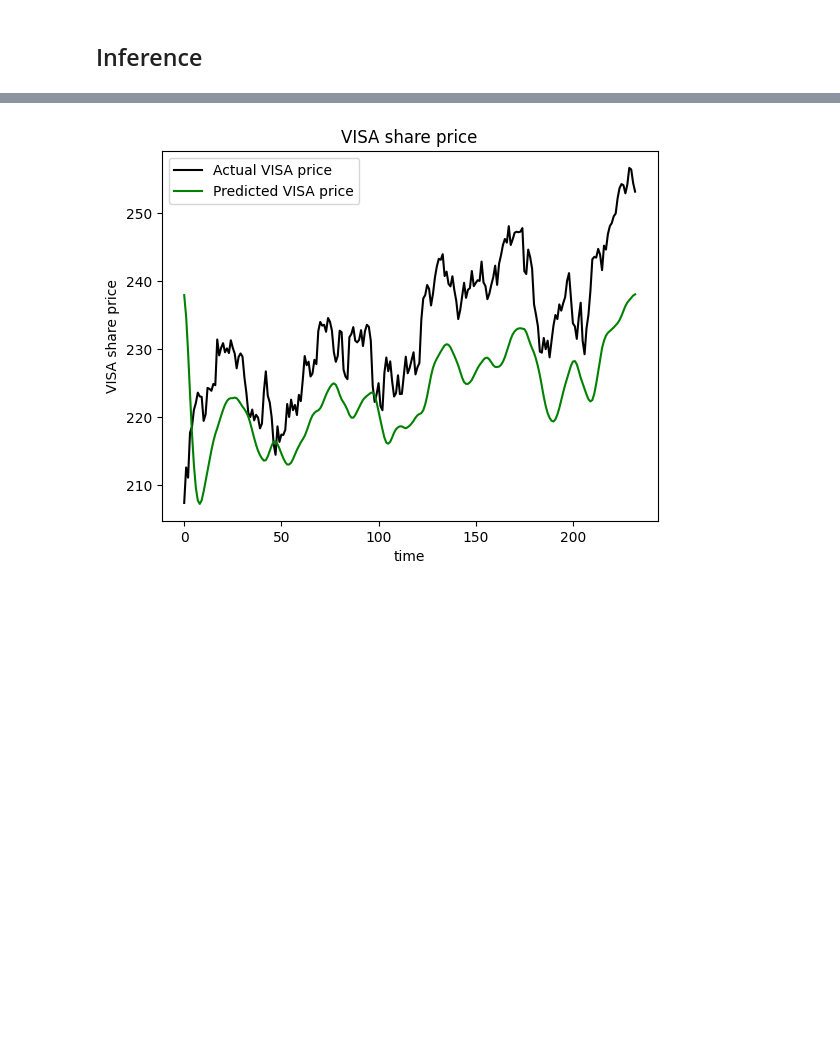
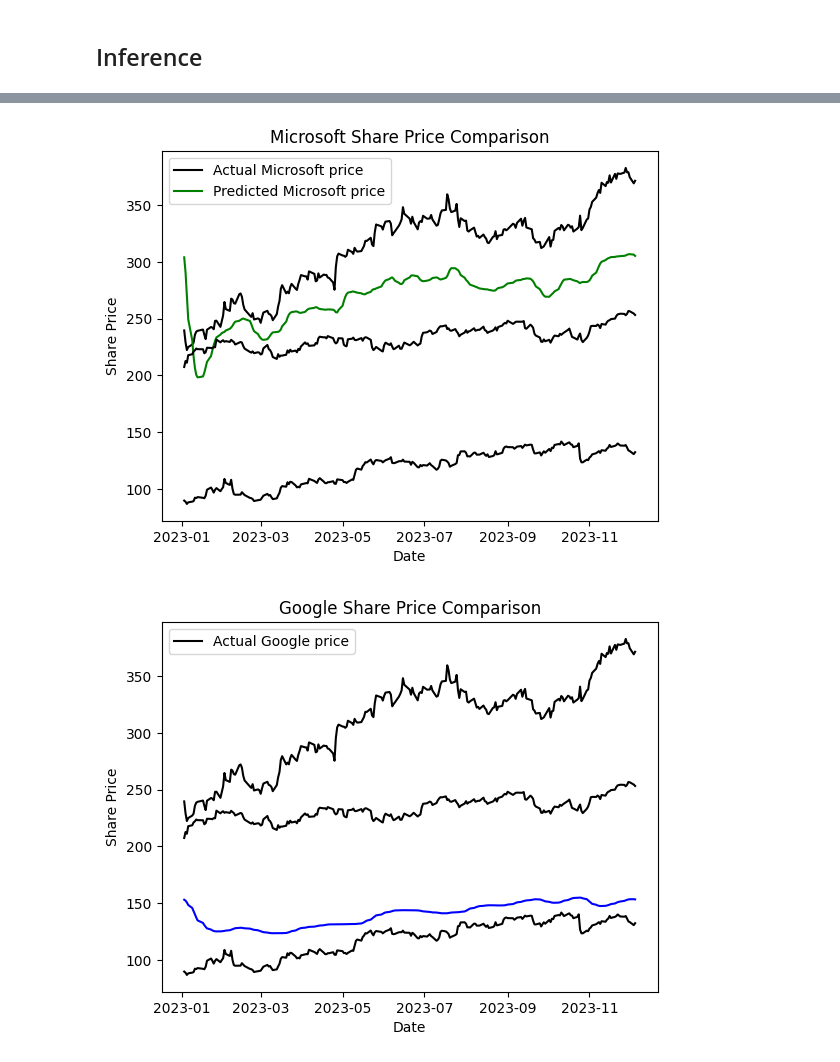
Before and after one commit to karla-mond/stockPred-Mex, a Jupyter notebook: lstm/lstm.ipynb, the cells around one changed output, grey strips where cells are left out. Cells and saved outputs as stored; diff of their text form; code cells hidden in the pictures; blank space fills up the shorter version.

Commit message:
accuracy index and 3 companies, still some bugs left

```diff
--- a/lstm/lstm.ipynb
+++ b/lstm/lstm.ipynb
@@ -148,9 +142,15 @@ def LSTM_model():
 # %% [markdown]
 ## Training
 # %%
-model = LSTM_model()
-model.summary()
-model.compile(
-    optimizer='adam',
-    loss='mean_squared_error'
-)
+def initialize_and_compile_model(input_shape):
+    # Initialize the LSTM model with the input shape
+    model = LSTM_model(input_shape)
+    model.summary()
+
+    # Compile the model
+    model.compile(
+        optimizer='adam',
+        loss='mean_squared_error'
+    )
+
+    return model
@@ -211,5 +223,3 @@ Epoch 25/25
 # %% [markdown]
 ## Inference
-# %%
-test_data = df_v.loc[df_v.index >= '2023-01-01']
 # %%
@@ -256,25 +282,42 @@ After reshaping: (233, 25, 1)
 # %%
-COMPANY = "VISA"
+# Iterate through each company in COMPANIES
+COMPANIES = ['Microsoft', 'Google', 'VISA']
 
-# Plot the actual prices using a black line
-plt.plot(actual_prices, color='black', label=f"Actual {COMPANY} price")
+for COMPANY in COMPANIES:
+    # Create a new plot for each company
+    plt.figure()
 
-# Plot the predicted prices using a green line
-plt.plot(predicted_prices, color='green', label=f"Predicted {COMPANY} price")
+    # Iterate through each dataframe in dflist
+    for i, df in enumerate(dflist):
+        # Extract test data for the current company
+        test_data = df.loc[df.index >= '2023-01-01']
+        actual_prices = test_data['Close'].values
 
-# Set the title of the plot using the company name
-plt.title(f"{COMPANY} share price")
+        # Plot the actual prices using a black line
+        plt.plot(test_data.index, actual_prices, color='black', label=f"Actual {COMPANY} price" if i == 0 else "")
 
-# Set the x-axis label as 'time'
-plt.xlabel("time")
+        # Plot the predicted prices using a different color for each company
+        colors = ['green', 'blue', 'red']
+        # Use separate variables for predicted prices for each company
+        predicted_prices_company = all_predicted_prices[i] if COMPANY in COMPANIES[i] else None
+        # Check if the company is in COMPANIES before attempting to plot
+        if predicted_prices_company is not None:
+            plt.plot(test_data.index, predicted_prices_company, color=colors[i], label=f"Predicted {COMPANY} price" if i == 0 else "")
 
-# Set the y-axis label using the company name
-plt.ylabel(f"{COMPANY} share price")
+    # Set the title of the plot using the company name
+    plt.title(f"{COMPANY} Share Price Comparison")
 
-# Display a legend to differentiate the actual and predicted prices
-plt.legend()
+    # Set the x-axis label as 'time'
+    plt.xlabel("Date")
 
-# Show the plot on the screen
-plt.show()
+    # Set the y-axis label using the company name
+    plt.ylabel("Share Price")
+
+    # Display a legend to differentiate the actual and predicted prices
+    plt.legend()
+
+    # Show the plot on the screen for each company
+    plt.show()
 # %% [output]
-[figure, old version]
+[figure, new version]
+[figure, added]
```
Also changed, not shown: parts of 30 cells of this notebook.
